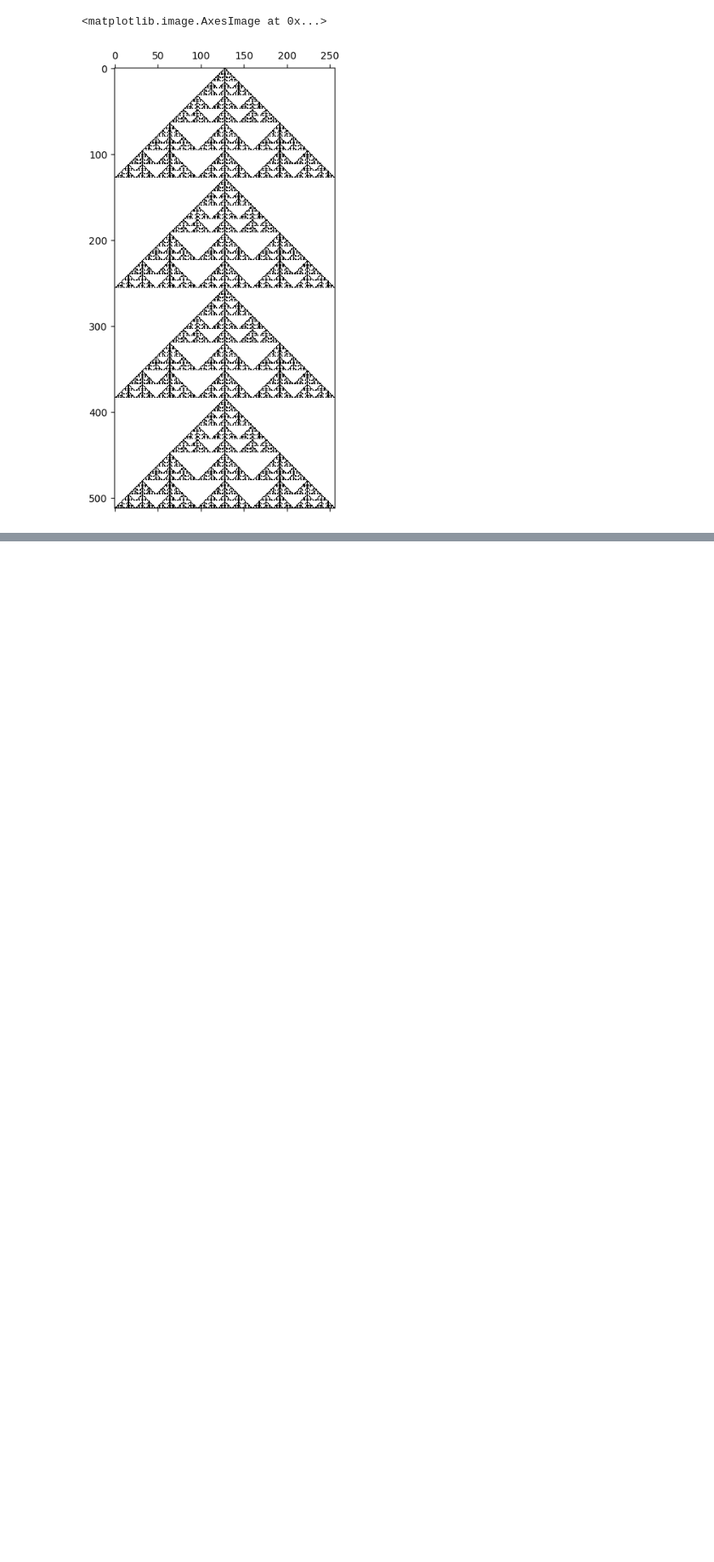
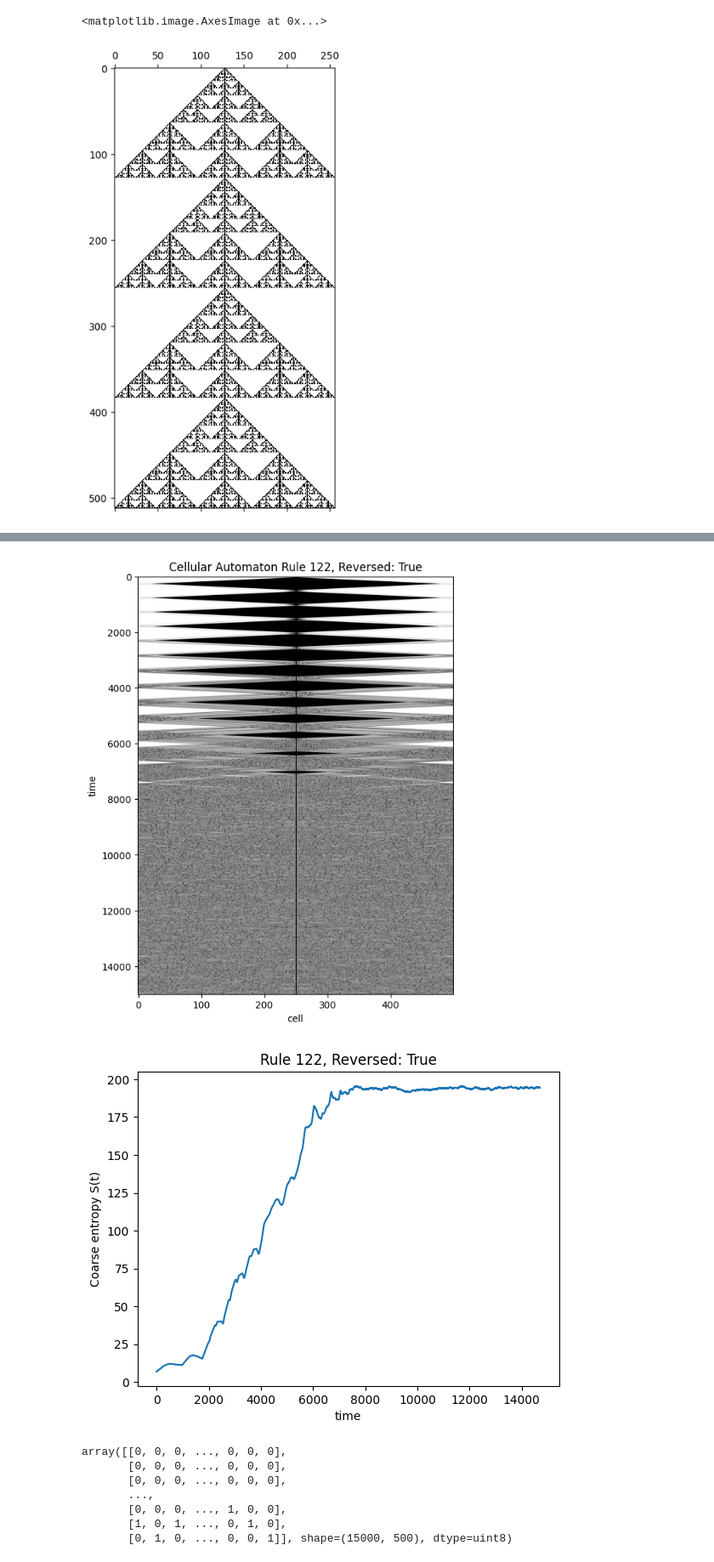
Before and after one commit to craftiggn/UW_ComputerModeling, a Jupyter notebook: 01_cellular_automata.ipynb, the cells around one changed output, grey strips where cells are left out. Shown at 85% size. Drawn from its saved outputs; the diff is of its cells as text; code cells hidden in the pictures; blank space fills up the shorter version.

```diff
--- a/01_cellular_automata.ipynb
+++ b/01_cellular_automata.ipynb
@@ -146,24 +205,0 @@ array([[   0,    1,    2, ..., 1021, 1022, 1023],
-# %%
-# now calculate the entropy per each row (time step) across all initial conditions
-
-def row_entropy_Gibbs(row):
-    values, counts = np.unique(row, return_counts=True)
-    prob = counts / counts.sum()
-    S = - np.sum(prob * np.log2(prob))
-
-    return S
-
-entropies = np.array([row_entropy_Gibbs(row) for row in all_evolutions])
-
-plt.plot(entropies)
-for i, row in enumerate(all_evolutions):
-    if i > 5: break
-    print("row:",i, "\n", row)
-    values, counts = np.unique(row, return_counts=True)
-    print("values:\n", values)
-    print("counts:\n", counts)
-    prob = counts / counts.sum()
-    S = - np.sum(prob * np.log2(prob))
-    print("probabilities:\n", prob)
-    print("Sum S:", S)
-    print()
@@ -188,0 +261,20 @@ Sum S: 8.180707343449074
+# %%
+task3_fast(
+    time_limit=15000,
+    rule_number=122,
+    reversed=True,
+    N=500,
+    n_black=41,
+    m=5,
+    T=300
+)
+# %% [output]
+[figure, added]
+[figure, added]
+array([[0, 0, 0, ..., 0, 0, 0],
+       [0, 0, 0, ..., 0, 0, 0],
+       [0, 0, 0, ..., 0, 0, 0],
+       ...,
+       [0, 0, 0, ..., 1, 0, 0],
+       [1, 0, 1, ..., 0, 1, 0],
+       [0, 1, 0, ..., 0, 0, 1]], shape=(15000, 500), dtype=uint8)
```
Also changed, not shown: parts of 6 cells of this notebook.
